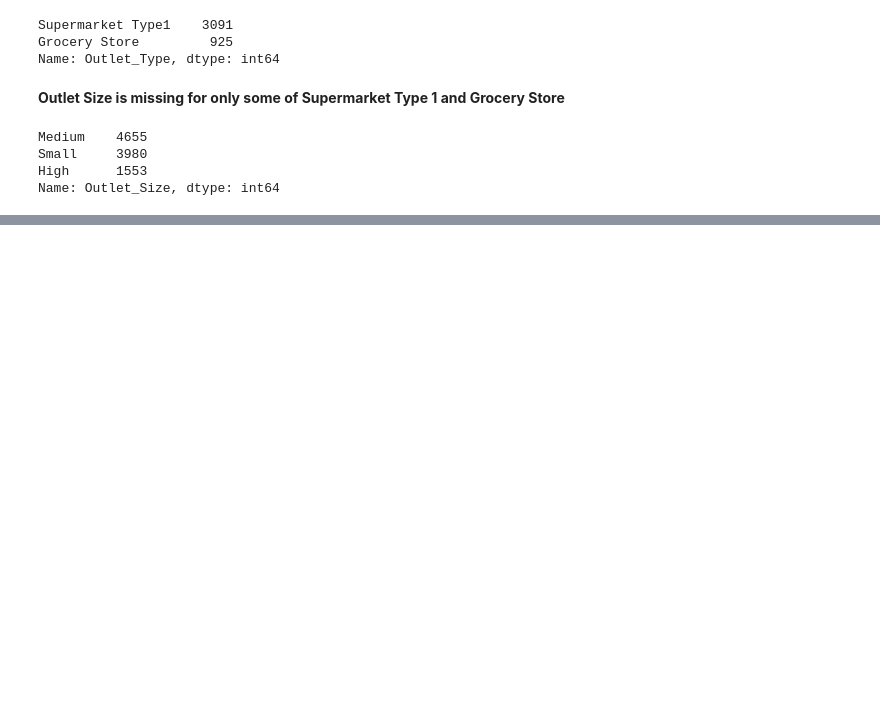
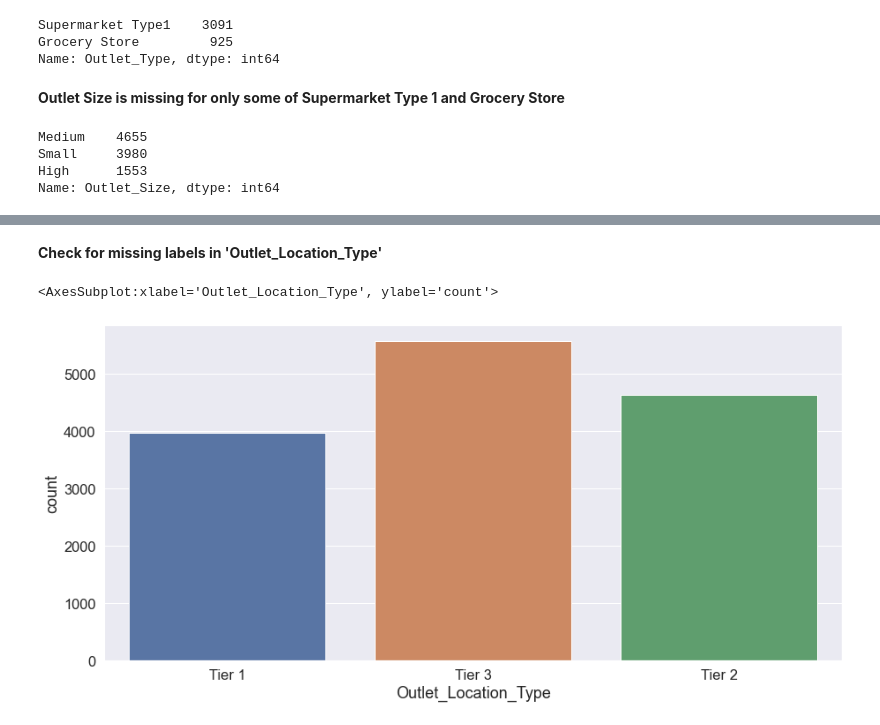
Before and after one commit to Ganesh4693/Sales-Prediction, a Jupyter notebook: Sales-Prediction.ipynb, the cells around one changed output, grey strips where cells are left out. Saved outputs shown, nothing was run; the diff lists cells and outputs as text; code cells hidden in the pictures; blank space fills up the shorter version.

```diff
--- a/Sales-Prediction.ipynb
+++ b/Sales-Prediction.ipynb
@@ -242,0 +448,8 @@ Name: Outlet_Size, dtype: int64
+# %% [markdown]
+**Check for missing labels in 'Outlet_Location_Type'**
+# %%
+plt.figure(figsize=(15,7))
+sns.countplot(data2.Outlet_Location_Type)
+# %% [output]
+<AxesSubplot:xlabel='Outlet_Location_Type', ylabel='count'>
+[figure, added]
```
Also changed, not shown: parts of 70 cells of this notebook.
